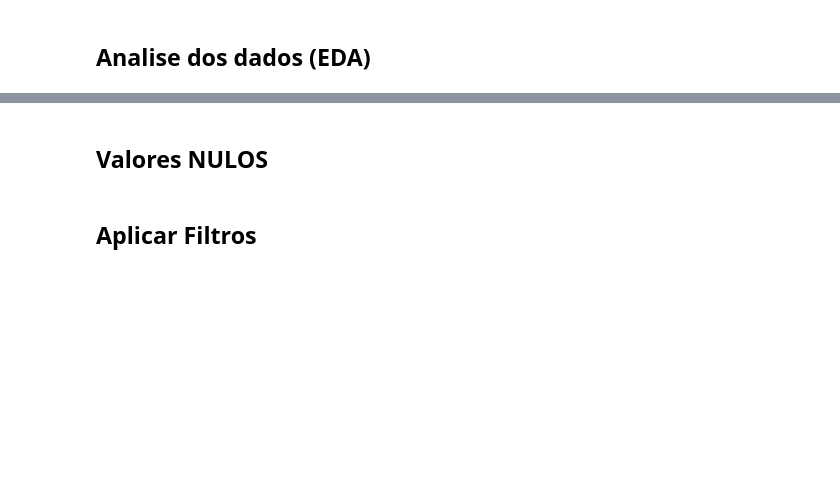
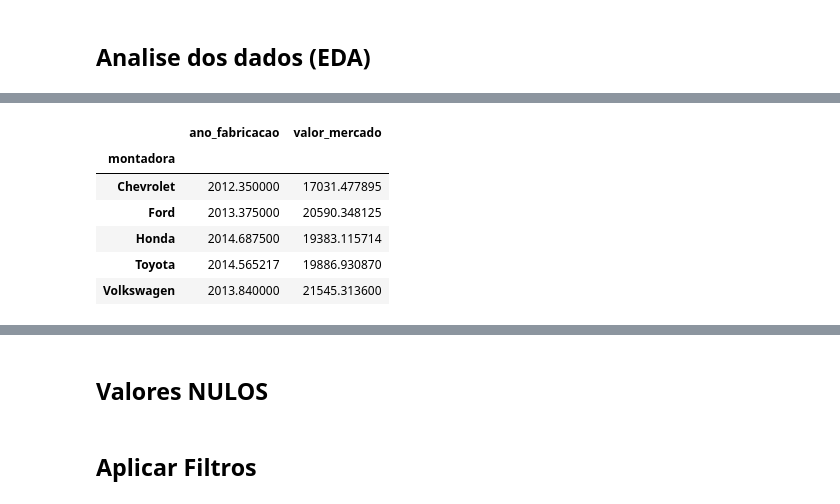
Before and after one commit to dev-alini/AlineJSantos.github.io, a Jupyter notebook: Curso_Pandas_CDB.ipynb, the cells around one changed output, grey strips where cells are left out. Drawn from its saved outputs; the diff is of its cells as text; code cells hidden in the pictures; blank space fills up the shorter version.

```diff
--- a/Curso_Pandas_CDB.ipynb
+++ b/Curso_Pandas_CDB.ipynb
@@ -74,0 +96,10 @@ memory usage: 3.3+ KB
+# %%
+dados.groupby('montadora').mean(numeric_only=True)
+# %% [output]
+|  | ano_fabricacao | valor_mercado |
+| montadora |  |  |
+| Chevrolet | 2012.350000 | 17031.477895 |
+| Ford | 2013.375000 | 20590.348125 |
+| Honda | 2014.687500 | 19383.115714 |
+| Toyota | 2014.565217 | 19886.930870 |
+| Volkswagen | 2013.840000 | 21545.313600 |
```
Also changed, not shown: parts of 8 cells of this notebook.
